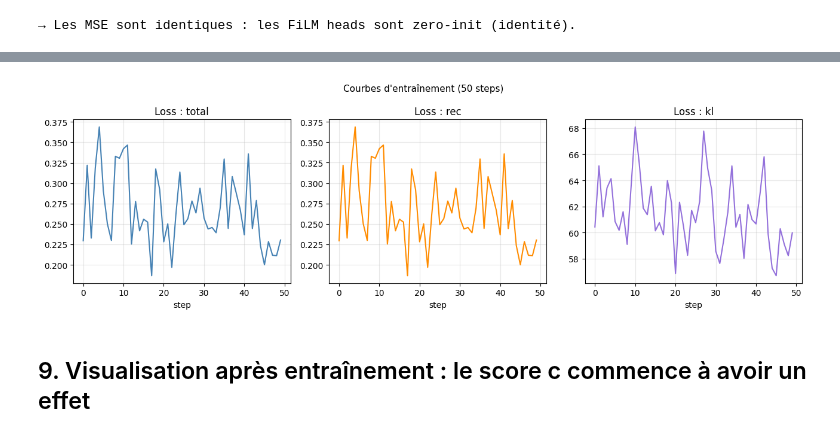
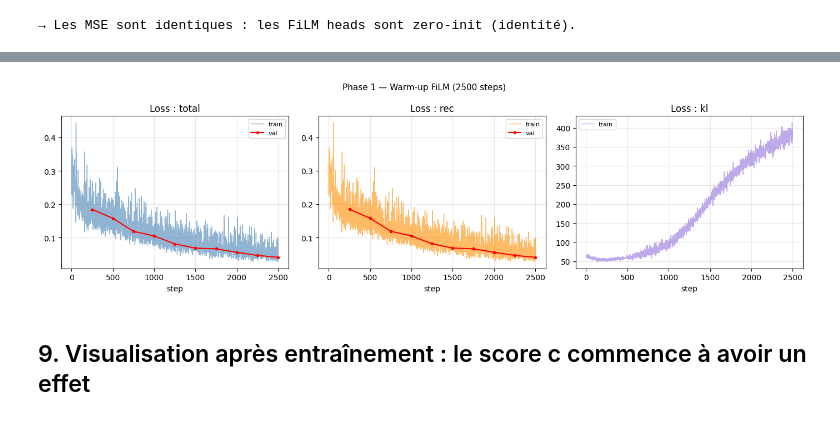
Before and after one commit to tnadiedjoa/MEDVAE-X, a Jupyter notebook: medvae_eval/theophile_metrics/04_MedVAE_Architecture_Mod.ipynb, the cells around one changed output, grey strips where cells are left out. Drawn from its saved outputs; the diff is of its cells as text; code cells hidden in the pictures.

```diff
--- a/medvae_eval/theophile_metrics/04_MedVAE_Architecture_Mod.ipynb
+++ b/medvae_eval/theophile_metrics/04_MedVAE_Architecture_Mod.ipynb
@@ -555,0 +568,27 @@ Loss ELBO définie.
+# %%
+def elbo_loss(x, rec, posterior, kl_weight=KL_WEIGHT):
+    rec_loss = F.mse_loss(rec, x)
+    kl_loss  = posterior.kl().mean()
+    loss     = rec_loss + kl_weight * kl_loss
+    return loss, {"rec": rec_loss.item(), "kl": kl_loss.item(), "total": loss.item()}
+
+
+@torch.no_grad()
+def validate(model, val_loader, device):
+    """Calcule la loss moyenne sur le set de validation."""
+    model.eval()
+    total_loss, total_rec, total_kl, n = 0, 0, 0, 0
+    for x_batch, c_batch in val_loader:
+        x_batch, c_batch = x_batch.to(device), c_batch.to(device)
+        rec_batch, post_batch = model(x_batch, c_batch, sample_posterior=False)
+        _, logs = elbo_loss(x_batch, rec_batch, post_batch)
+        bs = x_batch.size(0)
+        total_loss += logs["total"] * bs
+        total_rec  += logs["rec"] * bs
+        total_kl   += logs["kl"] * bs
+        n += bs
+    model.train()
+    return {"total": total_loss / n, "rec": total_rec / n, "kl": total_kl / n}
+
+
+print("Loss ELBO et fonction de validation définies.")
@@ -624,19 +694,25 @@ Tous les poids sont maintenant dégelés pour le fine-tuning.
 # %%
-# Courbe de loss
-fig, axes = plt.subplots(1, 3, figsize=(13, 4))
+# Courbes de loss — Phase 1 (Warm-up FiLM)
+fig, axes = plt.subplots(1, 3, figsize=(14, 4))
+
 for ax, key, color in zip(axes, ["total", "rec", "kl"],
                            ["steelblue", "darkorange", "mediumpurple"]):
-    ax.plot(history[key], color=color, lw=1.5)
+    ax.plot(history_warmup[key], color=color, lw=1, alpha=0.6, label="train")
+    # Validation (échantillonnée tous les VAL_EVERY steps)
+    if f"val_{key}" in history_warmup and history_warmup.get(f"val_{key}"):
+        val_x = list(range(VAL_EVERY, VAL_EVERY * len(history_warmup[f"val_{key}"]) + 1, VAL_EVERY))
+        ax.plot(val_x, history_warmup[f"val_{key}"], "o-", color="red", ms=3, lw=1.5, label="val")
     ax.set_title(f"Loss : {key}")
     ax.set_xlabel("step")
+    ax.legend(fontsize=8)
     ax.grid(True, alpha=0.3)
 
-fig.suptitle(f"Courbes d'entraînement ({N_WARMUP_STEPS} steps)", fontsize=11)
+fig.suptitle(f"Phase 1 — Warm-up FiLM ({len(history_warmup['total'])} steps)", fontsize=11)
 plt.tight_layout()
-plt.savefig(OUTPUT_DIR / "04_training_curves.png", dpi=100, bbox_inches="tight")
+plt.savefig(OUTPUT_DIR / "04_warmup_curves.png", dpi=100, bbox_inches="tight")
 plt.show()
 # %% [output]
-[figure, old version]
+[figure, new version]
 # %% [markdown]
 ## 9. Visualisation après entraînement : le score c commence à avoir un effet
 # %%
```
Also changed, not shown: parts of 17 cells of this notebook, 21 other files.
